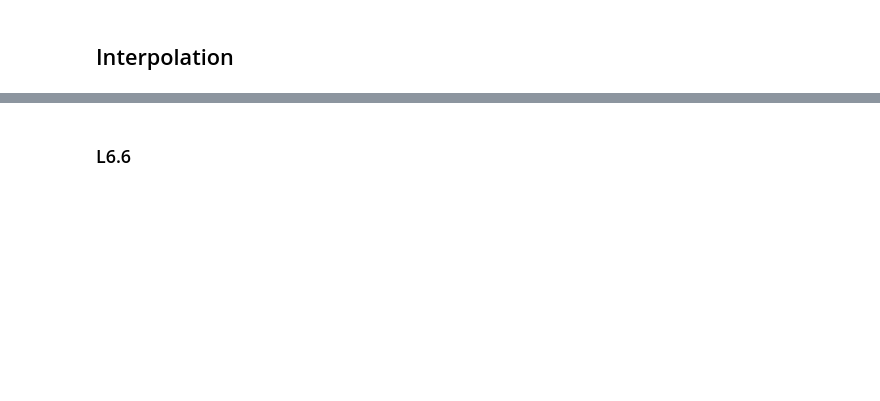
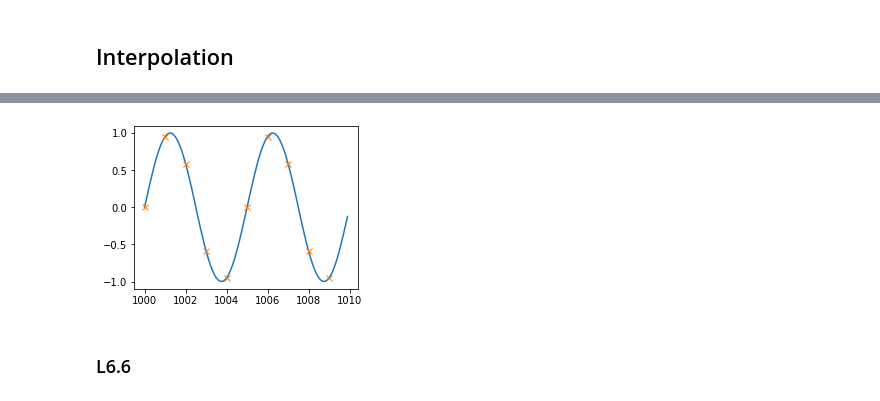
Before and after one commit to mohantyk/srd, a Jupyter notebook: Chap6.ipynb, the cells around one changed output, grey strips where cells are left out. Cells and saved outputs as stored; diff of their text form; code cells hidden in the pictures; blank space fills up the shorter version.

Commit message:
Add an interpolation example

```diff
--- a/Chap6.ipynb
+++ b/Chap6.ipynb
@@ -212,3 +187,19 @@ tnow = np.arange(10.0//Ts, 10.5//Ts, 1/i)
+# %%
+# Example 6.3 - Interpolation
+fs = 20
+Ts =1/100
+duration=20
+t, sig = sine_wave(fs, duration, Ts)
+over = 100
+intfac = 10
+tnow = np.arange(10/Ts, 10.1/Ts, 1/10)
+wsmooth = np.zeros_like(tnow)
+for idx, curr in enumerate(tnow):
+    wsmooth[idx] = interpolate(sig, curr, over)
+plt.plot(tnow, wsmooth)
+plt.plot(np.arange(1000,1010), sig[1000:1010], 'x');
+# %% [output]
+[figure, added]
 # %% [markdown]
 ### L6.6
 # %%
```
Also changed, not shown: parts of 23 cells of this notebook, 1 other file.
